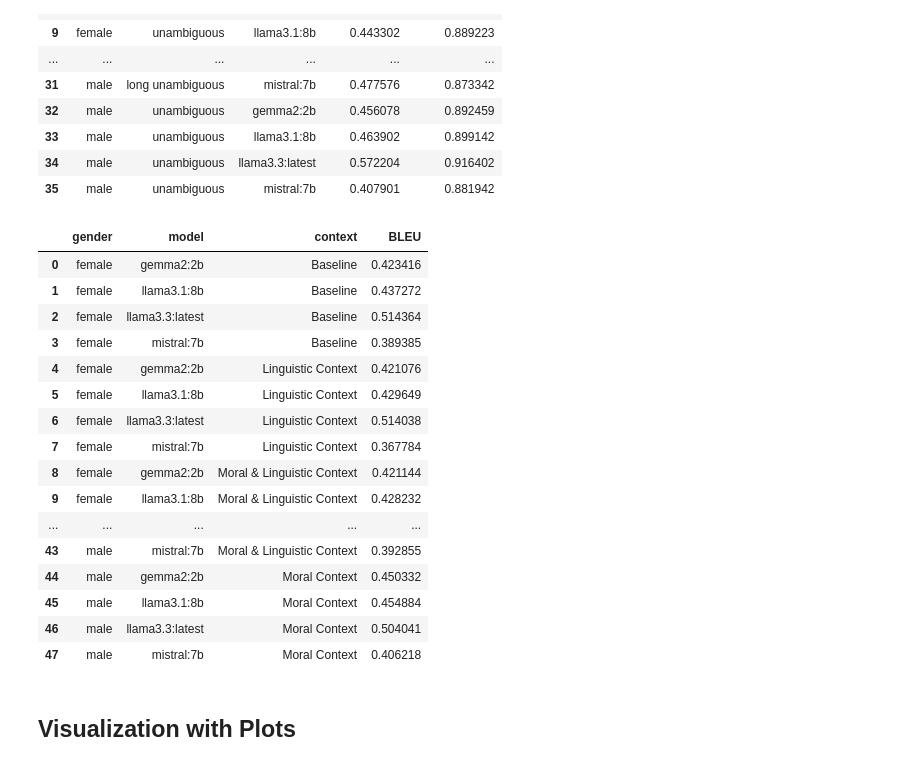
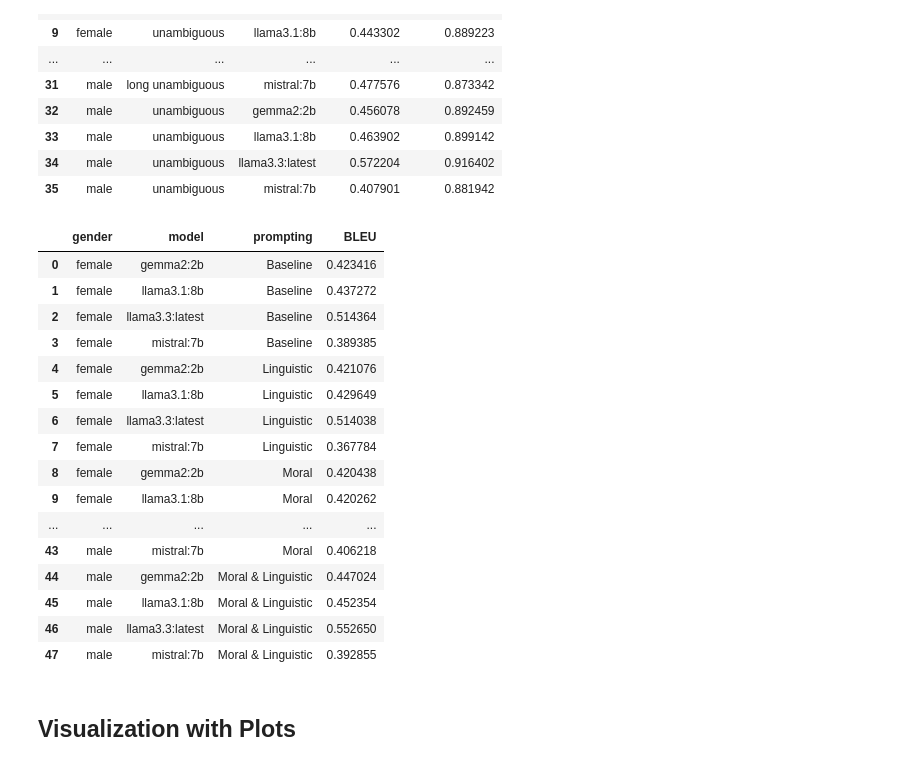
Before and after one commit to fanny-jourdan/FairTranslate, a Jupyter notebook: Analysis_translation_performance.ipynb, the cells around one changed output. Cells and saved outputs as stored; diff of their text form; code cells hidden in the pictures.

```diff
--- a/Analysis_translation_performance.ipynb
+++ b/Analysis_translation_performance.ipynb
@@ -37,7 +37,7 @@ def calculate_mean(data, score_columns, group_columns, translation_metric_name):
 
 def calculate_complete_summary(df, group_columns):
     """
-    Calculate the Translation Gender Gap (TGG), mean scores, or both for multiple models dynamically.
+    Calculate the mean scores, or both for multiple models dynamically.
 
     Parameters:
     - data (pd.DataFrame): The dataset containing scores and grouping variables.
@@ -90,10 +90,10 @@ score_MC = pd.read_csv("score/FairTranslate_score_MC.csv", delimiter=';', quotec
 score_LC = pd.read_csv("score/FairTranslate_score_LC.csv", delimiter=';', quotechar='"', encoding="utf-8")
 score_MLC = pd.read_csv("score/FairTranslate_score_MLC.csv", delimiter=';', quotechar='"', encoding="utf-8")
 
-score["context"] = "Baseline"
-score_MC["context"] = "Moral Context"
-score_LC["context"] = "Linguistic Context"
-score_MLC["context"] = "Moral & Linguistic Context"
+score["prompting"] = "Baseline"
+score_MC["prompting"] = "Moral"
+score_LC["prompting"] = "Linguistic"
+score_MLC["prompting"] = "Moral & Linguistic"
 
 
 #Scores related to the fact that the model did not listen to the instructions and spoke in addition to the translation are removed.
@@ -179,40 +179,40 @@ df_summary
 | 34 | male | unambiguous | llama3.3:latest | 0.572204 | 0.916402 |
 | 35 | male | unambiguous | mistral:7b | 0.407901 | 0.881942 |
 # %%
-group_columns = ["gender", "context"]
+group_columns = ["gender", "prompting"]
 
 metric = "COMET"
 metric = "BLEU"
 
 df_summary = calculate_complete_summary(df, group_columns)
 
 #df_summary_copy = df_summary[df_summary["model"] == "llama3.3:latest"].reset_index(drop=True).copy()
 df_summary_copy = df_summary
 
 
-df_summary2 = pd.DataFrame({"gender":df_summary_copy["gender"], "context":df_summary_copy["context"], metric:df_summary_copy[f"Mean_{metric}"]})
-df_summary2 = pd.DataFrame({"gender":df_summary_copy["gender"], "model":df_summary_copy["model"], "context":df_summary_copy["context"], metric:df_summary_copy[f"Mean_{metric}"]})
+df_summary2 = pd.DataFrame({"gender":df_summary_copy["gender"], "prompting":df_summary_copy["prompting"], metric:df_summary_copy[f"Mean_{metric}"]})
+df_summary2 = pd.DataFrame({"gender":df_summary_copy["gender"], "model":df_summary_copy["model"], "prompting":df_summary_copy["prompting"], metric:df_summary_copy[f"Mean_{metric}"]})
 
 
 df_summary2
 # %% [output]
-|  | gender | model | context | BLEU |
+|  | gender | model | prompting | BLEU |
 | 0 | female | gemma2:2b | Baseline | 0.423416 |
 | 1 | female | llama3.1:8b | Baseline | 0.437272 |
 | 2 | female | llama3.3:latest | Baseline | 0.514364 |
 | 3 | female | mistral:7b | Baseline | 0.389385 |
-| 4 | female | gemma2:2b | Linguistic Context | 0.421076 |
-| 5 | female | llama3.1:8b | Linguistic Context | 0.429649 |
-| 6 | female | llama3.3:latest | Linguistic Context | 0.514038 |
-| 7 | female | mistral:7b | Linguistic Context | 0.367784 |
-| 8 | female | gemma2:2b | Moral & Linguistic Context | 0.421144 |
-| 9 | female | llama3.1:8b | Moral & Linguistic Context | 0.428232 |
+| 4 | female | gemma2:2b | Linguistic | 0.421076 |
+| 5 | female | llama3.1:8b | Linguistic | 0.429649 |
+| 6 | female | llama3.3:latest | Linguistic | 0.514038 |
+| 7 | female | mistral:7b | Linguistic | 0.367784 |
+| 8 | female | gemma2:2b | Moral | 0.420438 |
+| 9 | female | llama3.1:8b | Moral | 0.420262 |
 | ... | ... | ... | ... | ... |
-| 43 | male | mistral:7b | Moral & Linguistic Context | 0.392855 |
-| 44 | male | gemma2:2b | Moral Context | 0.450332 |
-| 45 | male | llama3.1:8b | Moral Context | 0.454884 |
-| 46 | male | llama3.3:latest | Moral Context | 0.504041 |
-| 47 | male | mistral:7b | Moral Context | 0.406218 |
+| 43 | male | mistral:7b | Moral | 0.406218 |
+| 44 | male | gemma2:2b | Moral & Linguistic | 0.447024 |
+| 45 | male | llama3.1:8b | Moral & Linguistic | 0.452354 |
+| 46 | male | llama3.3:latest | Moral & Linguistic | 0.552650 |
+| 47 | male | mistral:7b | Moral & Linguistic | 0.392855 |
 # %% [markdown]
 ## Visualization with Plots
 # %%
```
Also changed, not shown: parts of 6 cells of this notebook, 1 other file.
